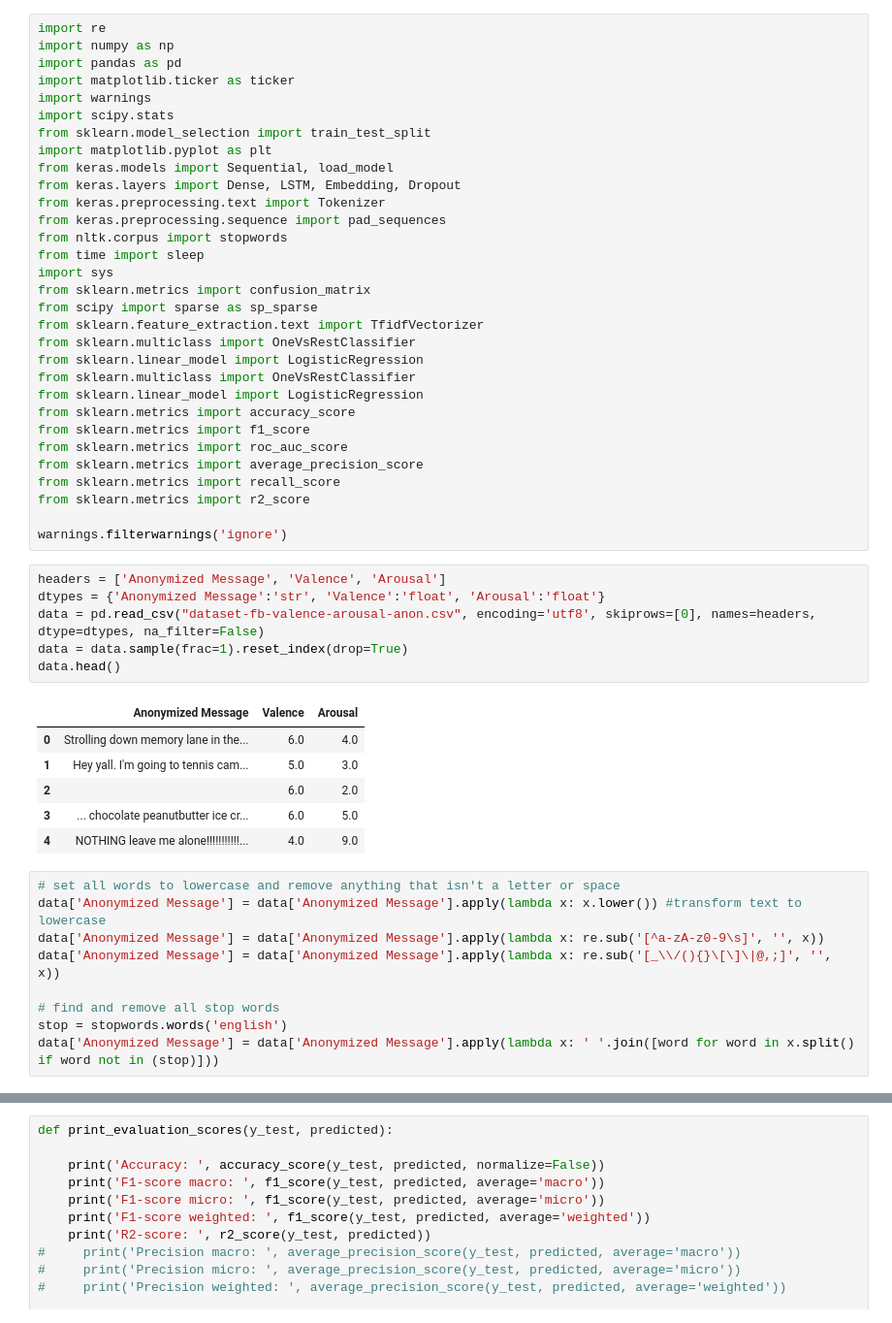
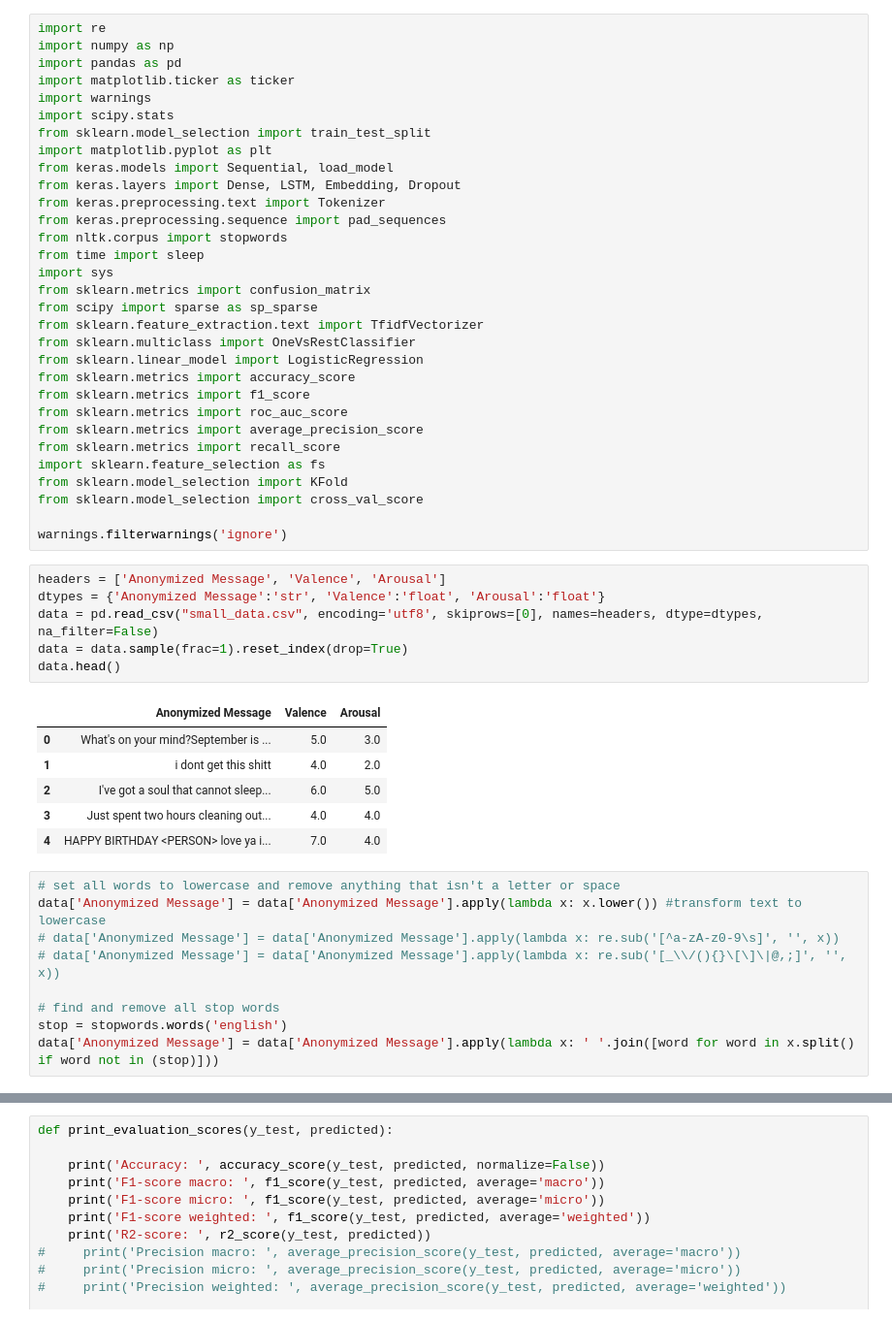
Before and after one commit to NathanKelderman1/CSE842-Project, a Jupyter notebook: BoW Model.ipynb, the cells around one changed output, grey strips where cells are left out. Shown at 97% size. Saved outputs shown, nothing was run; the diff lists cells and outputs as text.

Commit message:
Add updated data, BOW model, and updated RNN

```diff
--- a/BoW Model.ipynb
+++ b/BoW Model.ipynb
@@ -19,34 +19,34 @@ from scipy import sparse as sp_sparse
 from sklearn.feature_extraction.text import TfidfVectorizer
 from sklearn.multiclass import OneVsRestClassifier
 from sklearn.linear_model import LogisticRegression
-from sklearn.multiclass import OneVsRestClassifier
-from sklearn.linear_model import LogisticRegression
 from sklearn.metrics import accuracy_score
 from sklearn.metrics import f1_score
 from sklearn.metrics import roc_auc_score
 from sklearn.metrics import average_precision_score
 from sklearn.metrics import recall_score
-from sklearn.metrics import r2_score
+import sklearn.feature_selection as fs
+from sklearn.model_selection import KFold
+from sklearn.model_selection import cross_val_score
 
 warnings.filterwarnings('ignore')
 # %%
 headers = ['Anonymized Message', 'Valence', 'Arousal']
 dtypes = {'Anonymized Message':'str', 'Valence':'float', 'Arousal':'float'}
-data = pd.read_csv("dataset-fb-valence-arousal-anon.csv", encoding='utf8', skiprows=[0], names=headers, dtype=dtypes, na_filter=False)
+data = pd.read_csv("small_data.csv", encoding='utf8', skiprows=[0], names=headers, dtype=dtypes, na_filter=False)
 data = data.sample(frac=1).reset_index(drop=True)
 data.head()
 # %% [output]
 |  | Anonymized Message | Valence | Arousal |
-| 0 | Strolling down memory lane in the... | 6.0 | 4.0 |
-| 1 | Hey yall. I'm going to tennis cam... | 5.0 | 3.0 |
-| 2 |  | 6.0 | 2.0 |
-| 3 | ... chocolate peanutbutter ice cr... | 6.0 | 5.0 |
-| 4 | NOTHING leave me alone!!!!!!!!!!!... | 4.0 | 9.0 |
+| 0 | What's on your mind?September is ... | 5.0 | 3.0 |
+| 1 | i dont get this shitt | 4.0 | 2.0 |
+| 2 | I've got a soul that cannot sleep... | 6.0 | 5.0 |
+| 3 | Just spent two hours cleaning out... | 4.0 | 4.0 |
+| 4 | HAPPY BIRTHDAY <PERSON> love ya i... | 7.0 | 4.0 |
 # %%
 # set all words to lowercase and remove anything that isn't a letter or space
 data['Anonymized Message'] = data['Anonymized Message'].apply(lambda x: x.lower()) #transform text to lowercase
-data['Anonymized Message'] = data['Anonymized Message'].apply(lambda x: re.sub('[^a-zA-z0-9\s]', '', x))
-data['Anonymized Message'] = data['Anonymized Message'].apply(lambda x: re.sub('[_\\/(){}\[\]\|@,;]', '', x))
+# data['Anonymized Message'] = data['Anonymized Message'].apply(lambda x: re.sub('[^a-zA-z0-9\s]', '', x))
+# data['Anonymized Message'] = data['Anonymized Message'].apply(lambda x: re.sub('[_\\/(){}\[\]\|@,;]', '', x))
 
 # find and remove all stop words
 stop = stopwords.words('english')
```
Also changed, not shown: parts of 4 cells of this notebook, 8 other files.
